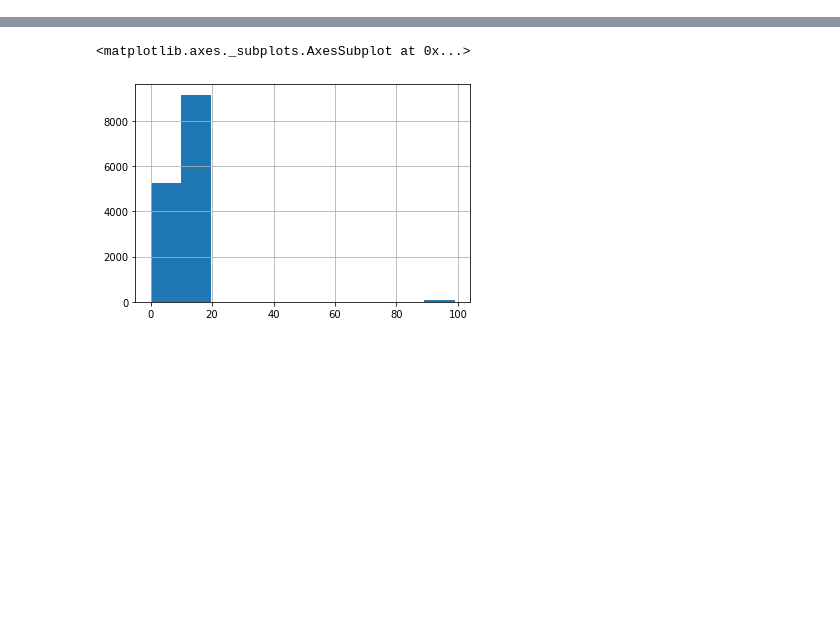
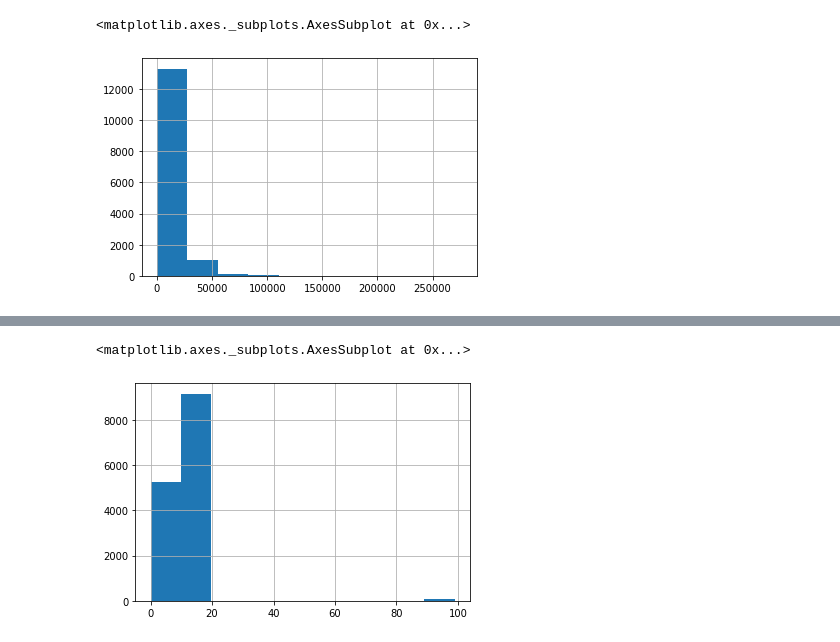
Before and after one commit to rpasquini/herramientas-econometricas-2022, a Jupyter notebook: OLS_2_Ajuste_Propiedades_Test_de_Hipótesis.ipynb, the cells around one changed output, grey strips where cells are left out. Saved outputs shown, nothing was run; the diff lists cells and outputs as text; code cells hidden in the pictures; blank space fills up the shorter version.

```diff
--- a/OLS_2_Ajuste_Propiedades_Test_de_Hipótesis.ipynb
+++ b/OLS_2_Ajuste_Propiedades_Test_de_Hipótesis.ipynb
@@ -9,0 +43,5 @@ df=pd.read_csv('https://github.com/rpasquini/herramientas-econometricas/blob/mai
+# %%
+df['ingtot_2'].hist()
+# %% [output]
+<matplotlib.axes._subplots.AxesSubplot at 0x...>
+[figure, added]
```
Also changed, not shown: parts of 21 cells of this notebook.
